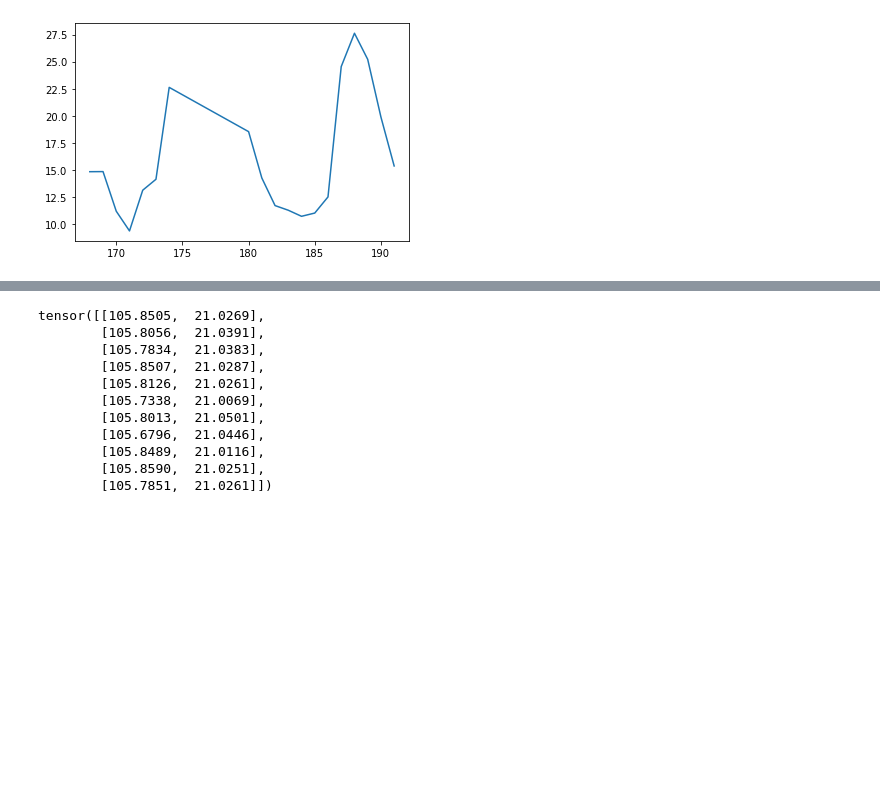
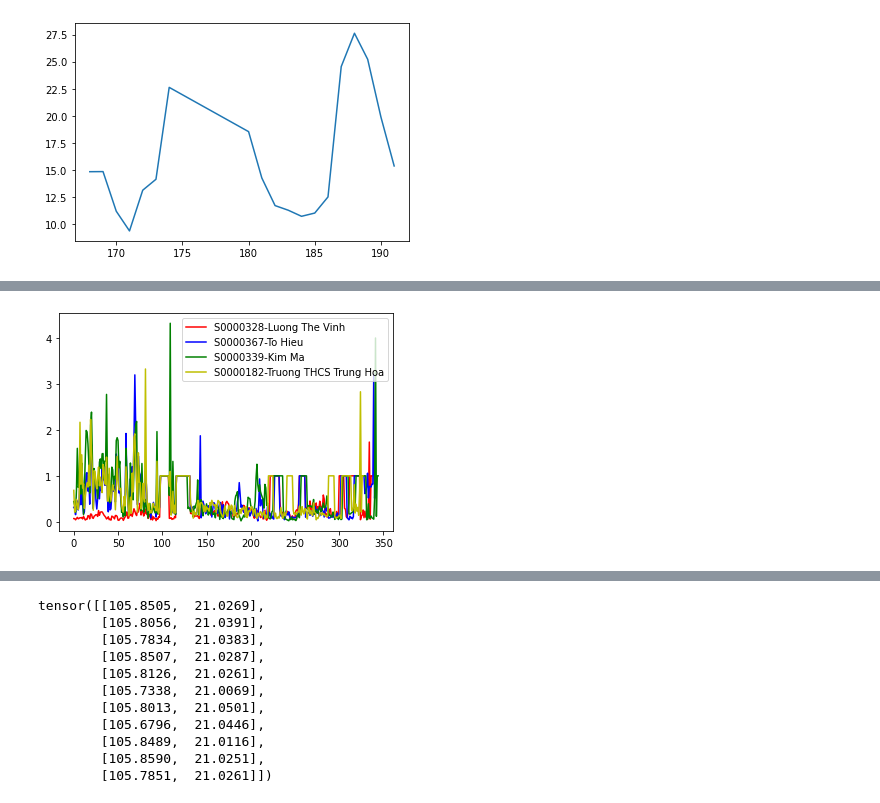
Before and after one commit to hoang1007/air-quality-forecasting, a Jupyter notebook: src/draft.ipynb, the cells around one changed output, grey strips where cells are left out. Saved outputs shown, nothing was run; the diff lists cells and outputs as text; code cells hidden in the pictures; blank space fills up the shorter version.

```diff
--- a/src/draft.ipynb
+++ b/src/draft.ipynb
@@ -102,0 +152,15 @@ dts = AirQualityDataset(
+# %%
+# avg_errs = [sum(errors[i]) / (len(errors[i]) + 1e-8) for i in range(4)]
+colors = ["r", "b", "g", "y"]
+for i in range(4):
+    plt.plot(errors[i], colors[i])
+
+plt.legend([
+    "S0000328-Luong The Vinh",
+    "S0000367-To Hieu",
+    "S0000339-Kim Ma",
+    "S0000182-Truong THCS Trung Hoa"
+])
+plt.show()
+# %% [output]
+[figure, added]
```
Also changed, not shown: parts of 7 cells of this notebook, 18 other files.
